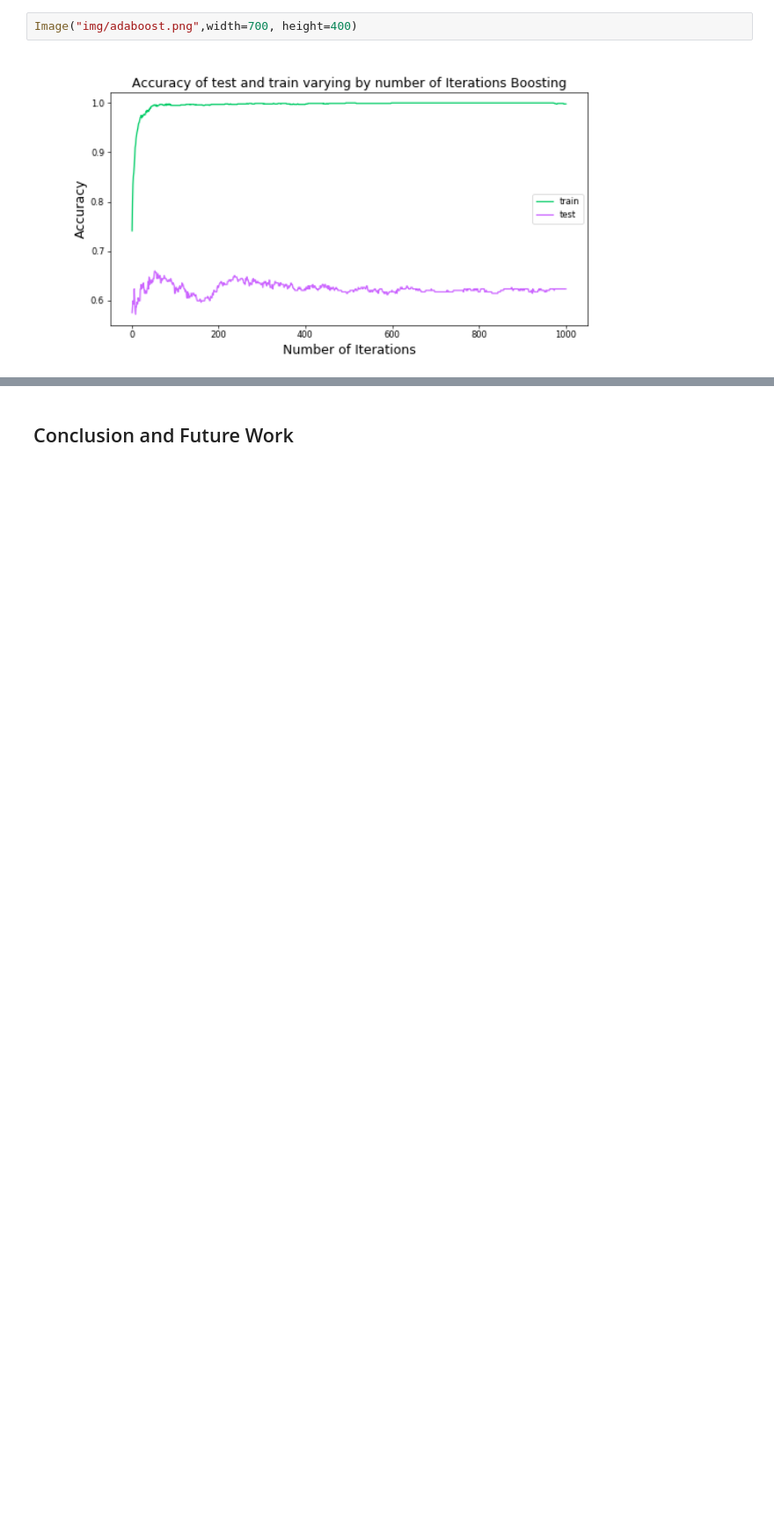
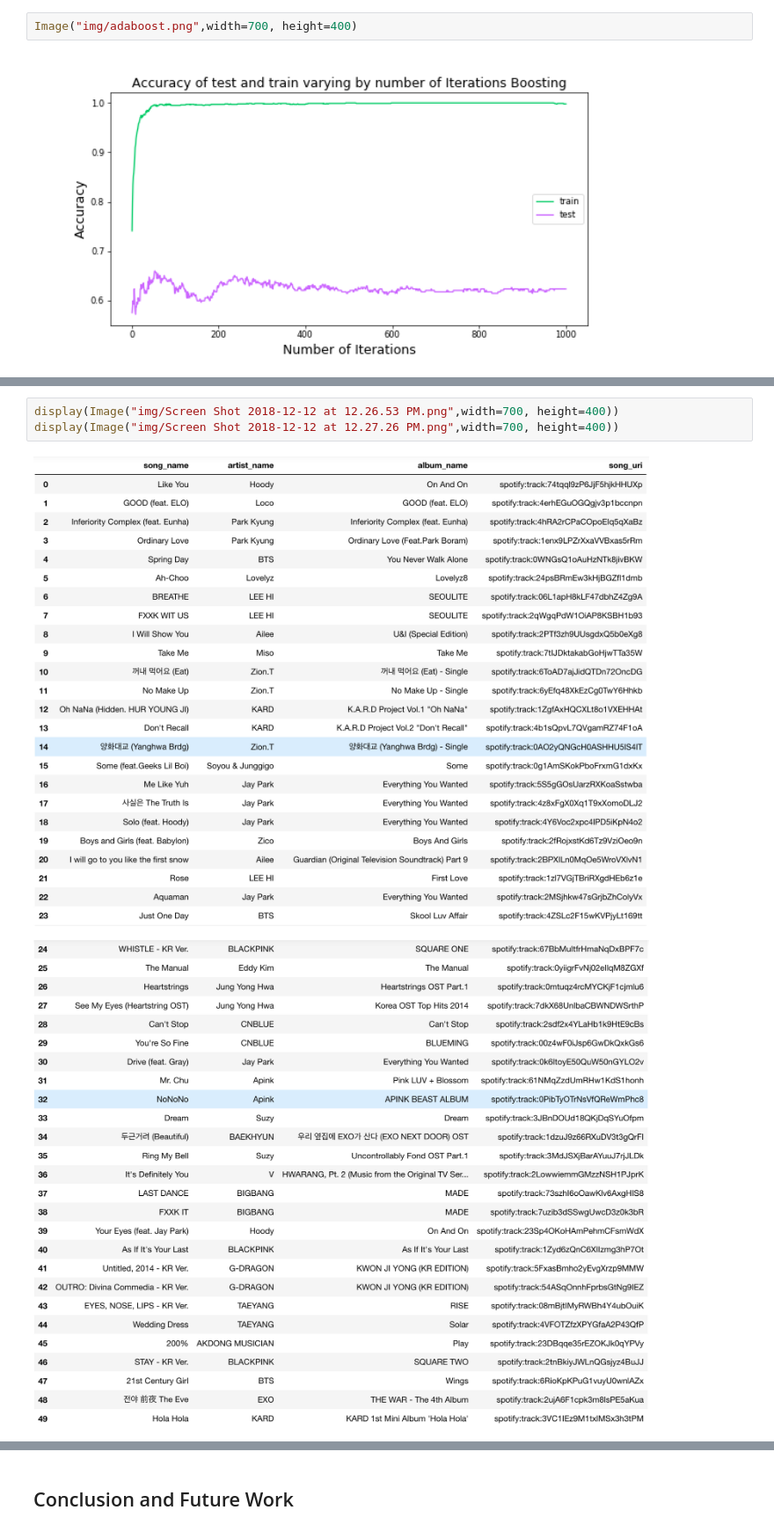
Before and after one commit to YaldaAmini/DS_Project_group54, a Jupyter notebook: notebooks/summary.ipynb, the cells around one changed output, grey strips where cells are left out. Shown at 88% size. Saved outputs shown, nothing was run; the diff lists cells and outputs as text; blank space fills up the shorter version.

```diff
--- a/notebooks/summary.ipynb
+++ b/notebooks/summary.ipynb
@@ -74,0 +121,6 @@ Image("img/adaboost.png",width=700, height=400)
+# %%
+display(Image("img/Screen Shot 2018-12-12 at 12.26.53 PM.png",width=700, height=400))
+display(Image("img/Screen Shot 2018-12-12 at 12.27.26 PM.png",width=700, height=400))
+# %% [output]
+[figure, added]
+[figure, added]
```
Also changed, not shown: parts of 14 cells of this notebook, 9 other files.
